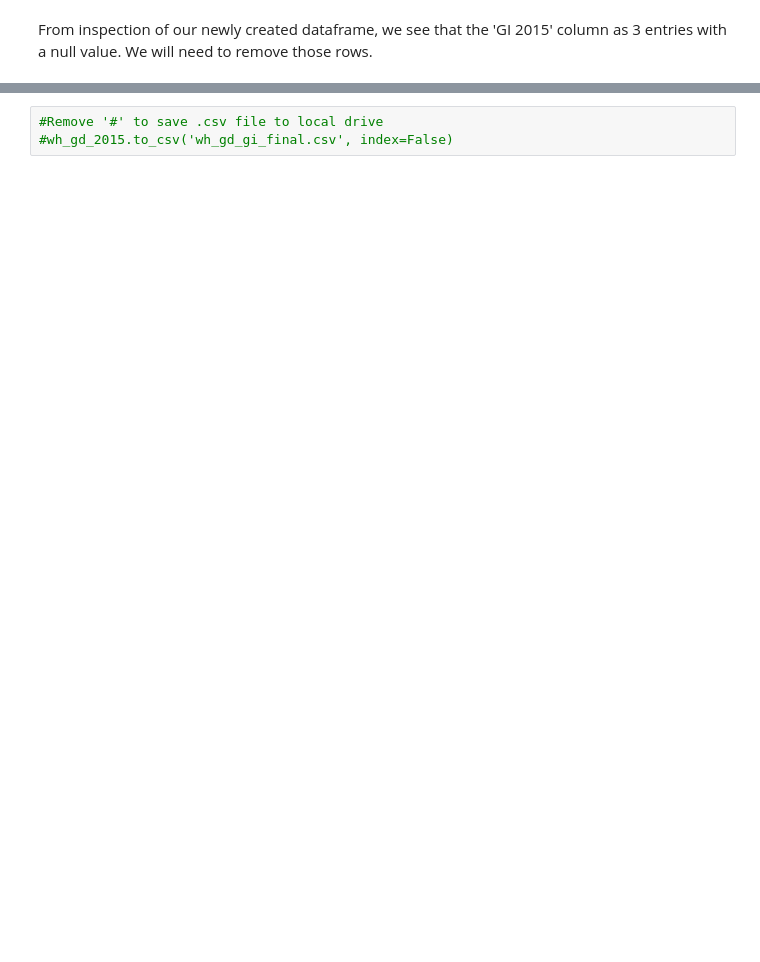
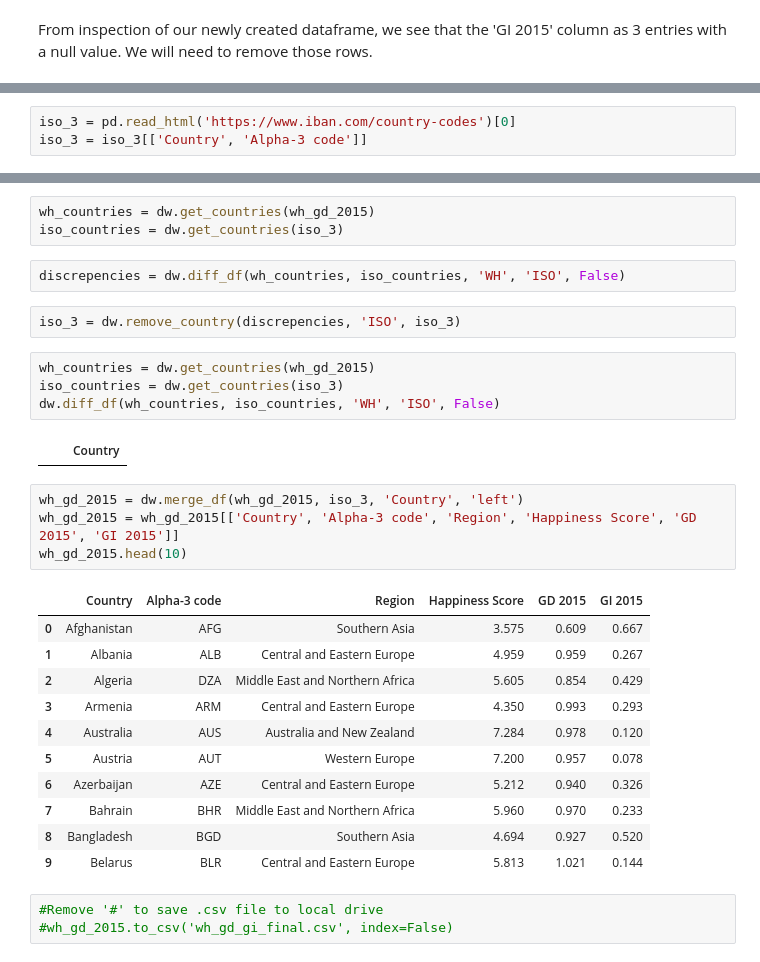
Before and after one commit to nina-driver/Springboard-Capstone-Project-1, a Jupyter notebook: Data Wrangling-WH-GD-GI.ipynb, the cells around one changed output, grey strips where cells are left out. Cells and saved outputs as stored; diff of their text form; blank space fills up the shorter version.

```diff
--- a/Data Wrangling-WH-GD-GI.ipynb
+++ b/Data Wrangling-WH-GD-GI.ipynb
@@ -398,0 +404,3 @@ memory usage: 5.4+ KB
+# %%
+iso_3 = pd.read_html('https://www.iban.com/country-codes')[0]
+iso_3 = iso_3[['Country', 'Alpha-3 code']]
@@ -399,3 +459,32 @@ memory usage: 5.4+ KB
+# %%
+wh_countries = dw.get_countries(wh_gd_2015)
+iso_countries = dw.get_countries(iso_3)
+# %%
+discrepencies = dw.diff_df(wh_countries, iso_countries, 'WH', 'ISO', False)
+# %%
+iso_3 = dw.remove_country(discrepencies, 'ISO', iso_3)
+# %%
+wh_countries = dw.get_countries(wh_gd_2015)
+iso_countries = dw.get_countries(iso_3)
+dw.diff_df(wh_countries, iso_countries, 'WH', 'ISO', False)
+# %% [output]
+|  |  | Country |
+# %%
+wh_gd_2015 = dw.merge_df(wh_gd_2015, iso_3, 'Country', 'left')
+wh_gd_2015 = wh_gd_2015[['Country', 'Alpha-3 code', 'Region', 'Happiness Score', 'GD 2015', 'GI 2015']]
+wh_gd_2015.head(10)
+# %% [output]
+|  | Country | Alpha-3 code | Region | Happiness Score | GD 2015 | GI 2015 |
+| 0 | Afghanistan | AFG | Southern Asia | 3.575 | 0.609 | 0.667 |
+| 1 | Albania | ALB | Central and Eastern Europe | 4.959 | 0.959 | 0.267 |
+| 2 | Algeria | DZA | Middle East and Northern Africa | 5.605 | 0.854 | 0.429 |
+| 3 | Armenia | ARM | Central and Eastern Europe | 4.350 | 0.993 | 0.293 |
+| 4 | Australia | AUS | Australia and New Zealand | 7.284 | 0.978 | 0.120 |
+| 5 | Austria | AUT | Western Europe | 7.200 | 0.957 | 0.078 |
+| 6 | Azerbaijan | AZE | Central and Eastern Europe | 5.212 | 0.940 | 0.326 |
+| 7 | Bahrain | BHR | Middle East and Northern Africa | 5.960 | 0.970 | 0.233 |
+| 8 | Bangladesh | BGD | Southern Asia | 4.694 | 0.927 | 0.520 |
+| 9 | Belarus | BLR | Central and Eastern Europe | 5.813 | 1.021 | 0.144 |
 # %%
 #Remove '#' to save .csv file to local drive
 #wh_gd_2015.to_csv('wh_gd_gi_final.csv', index=False)
```
Also changed, not shown: parts of 9 cells of this notebook, 1 other file.
